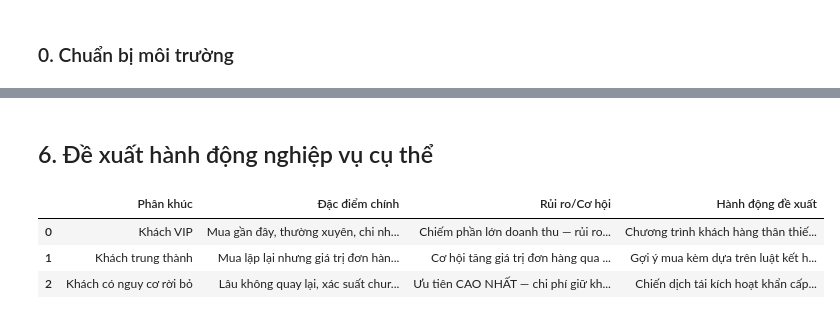
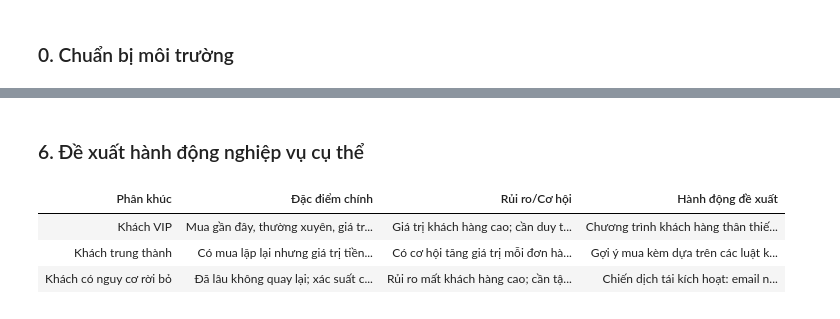
Before and after one commit to LilithLitcht/Customer-Analytics-for-E-Commerce, a Jupyter notebook: Notebooks/06_Evaluation_Comparison.ipynb, the cells around one changed output, grey strips where cells are left out. Cells and saved outputs as stored; diff of their text form; code cells hidden in the pictures.

```diff
--- a/Notebooks/06_Evaluation_Comparison.ipynb
+++ b/Notebooks/06_Evaluation_Comparison.ipynb
@@ -259,33 +305,66 @@ sau nếu thu thập thêm được Customer ID đầy đủ hơn.)*
 # %% [markdown]
-## 6. Đề xuất hành động nghiệp vụ cụ thể
+### 6. Đề xuất hành động nghiệp vụ cụ thể
 # %%
 action_plan = pd.DataFrame([
     {
         "Phân khúc": "Khách VIP",
-        "Đặc điểm chính": "Mua gần đây, thường xuyên, chi nhiều, xác suất churn thấp",
-        "Rủi ro/Cơ hội": "Chiếm phần lớn doanh thu — rủi ro mất mát cao nếu rời bỏ dù xác suất thấp",
-        "Hành động đề xuất": "Chương trình khách hàng thân thiết, ưu đãi độc quyền, "
-                              "chăm sóc cá nhân hoá",
+        "Đặc điểm chính": (
+            "Mua gần đây, thường xuyên, giá trị tiền tệ trung bình cao; "
+            "xác suất churn thấp hơn tương đối so với các phân khúc còn lại"
+        ),
+        "Rủi ro/Cơ hội": (
+            "Giá trị khách hàng cao; cần duy trì quan hệ và hạn chế nguy cơ mất "
+            "khách hàng có giá trị lớn"
+        ),
+        "Hành động đề xuất": (
+            "Chương trình khách hàng thân thiết, ưu đãi độc quyền, "
+            "chăm sóc và cá nhân hóa trải nghiệm"
+        ),
     },
     {
         "Phân khúc": "Khách trung thành",
-        "Đặc điểm chính": "Mua lặp lại nhưng giá trị đơn hàng chưa cao, "
-                          "xác suất churn ở mức đáng lưu ý",
-        "Rủi ro/Cơ hội": "Cơ hội tăng giá trị đơn hàng qua gợi ý sản phẩm liên quan (MBA)",
-        "Hành động đề xuất": "Gợi ý mua kèm dựa trên luật kết hợp lift cao (Mục 5), "
-                              "khuyến khích mua theo bộ",
+        "Đặc điểm chính": (
+            "Có mua lặp lại nhưng giá trị tiền tệ trung bình thấp hơn nhóm VIP; "
+            "xác suất churn theo mô hình ở mức cao"
+        ),
+        "Rủi ro/Cơ hội": (
+            "Có cơ hội tăng giá trị mỗi đơn hàng thông qua cross-selling "
+            "và gợi ý sản phẩm liên quan"
+        ),
+        "Hành động đề xuất": (
+            "Gợi ý mua kèm dựa trên các luật kết hợp có Lift cao (Mục 5), "
+            "khuyến khích mua theo bộ hoặc mua sản phẩm bổ sung"
+        ),
     },
     {
         "Phân khúc": "Khách có nguy cơ rời bỏ",
-        "Đặc điểm chính": "Lâu không quay lại, xác suất churn theo mô hình gần như tuyệt đối",
-        "Rủi ro/Cơ hội": "Ưu tiên CAO NHẤT — chi phí giữ khách cũ luôn thấp hơn tìm khách mới",
-        "Hành động đề xuất": "Chiến dịch tái kích hoạt khẩn cấp: email nhắc nhở, "
-                              "mã giảm giá có thời hạn ngắn",
+        "Đặc điểm chính": (
+            "Đã lâu không quay lại; xác suất churn theo mô hình ở mức rất cao"
+        ),
+        "Rủi ro/Cơ hội": (
+            "Rủi ro mất khách hàng cao; cần tập trung vào hoạt động "
+            "tái kích hoạt và duy trì tương tác"
+        ),
+        "Hành động đề xuất": (
+            "Chiến dịch tái kích hoạt: email nhắc nhở, ưu đãi có thời hạn, "
+            "và thông điệp cá nhân hóa theo lịch sử mua hàng"
+        ),
     },
 ])
-action_plan
+
+display(
+    action_plan.style
+    .hide(axis="index")
+    .set_properties(
+        **{
+            "white-space": "normal",
+            "text-align": "left",
+            "vertical-align": "top",
+        }
+    )
+)
 # %% [output]
-|  | Phân khúc | Đặc điểm chính | Rủi ro/Cơ hội | Hành động đề xuất |
-| 0 | Khách VIP | Mua gần đây, thường xuyên, chi nh... | Chiếm phần lớn doanh thu — rủi ro... | Chương trình khách hàng thân thiế... |
-| 1 | Khách trung thành | Mua lặp lại nhưng giá trị đơn hàn... | Cơ hội tăng giá trị đơn hàng qua ... | Gợi ý mua kèm dựa trên luật kết h... |
-| 2 | Khách có nguy cơ rời bỏ | Lâu không quay lại, xác suất chur... | Ưu tiên CAO NHẤT — chi phí giữ kh... | Chiến dịch tái kích hoạt khẩn cấp... |
+| Phân khúc | Đặc điểm chính | Rủi ro/Cơ hội | Hành động đề xuất |
+| Khách VIP | Mua gần đây, thường xuyên, giá tr... | Giá trị khách hàng cao; cần duy t... | Chương trình khách hàng thân thiế... |
+| Khách trung thành | Có mua lặp lại nhưng giá trị tiền... | Có cơ hội tăng giá trị mỗi đơn hà... | Gợi ý mua kèm dựa trên các luật k... |
+| Khách có nguy cơ rời bỏ | Đã lâu không quay lại; xác suất c... | Rủi ro mất khách hàng cao; cần tậ... | Chiến dịch tái kích hoạt: email n... |
```
Also changed, not shown: parts of 22 cells of this notebook, 17 other files.
